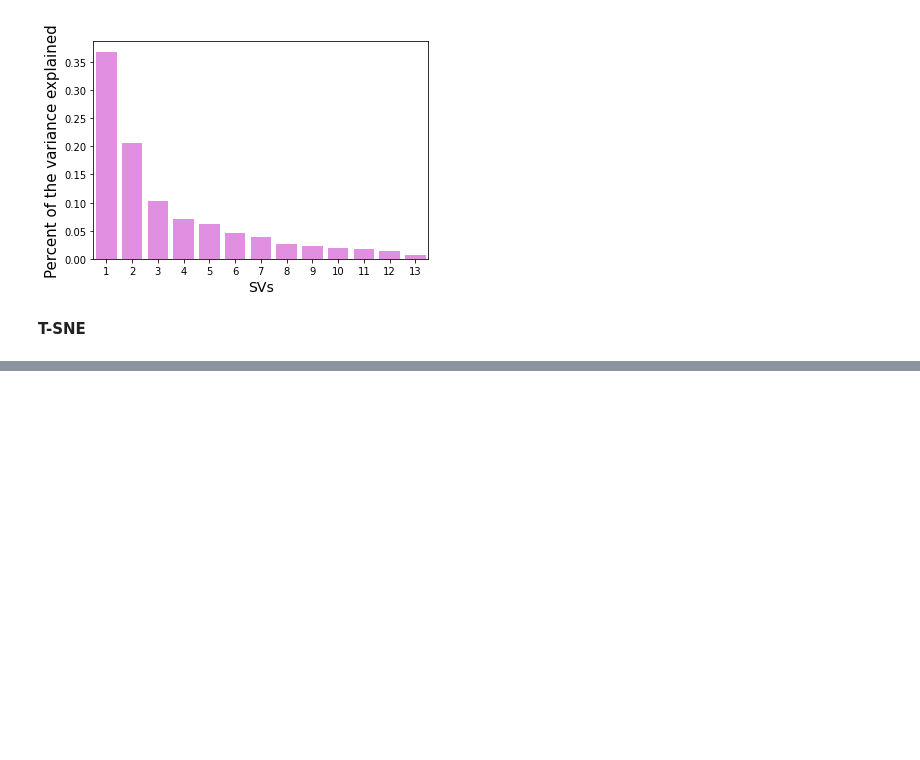
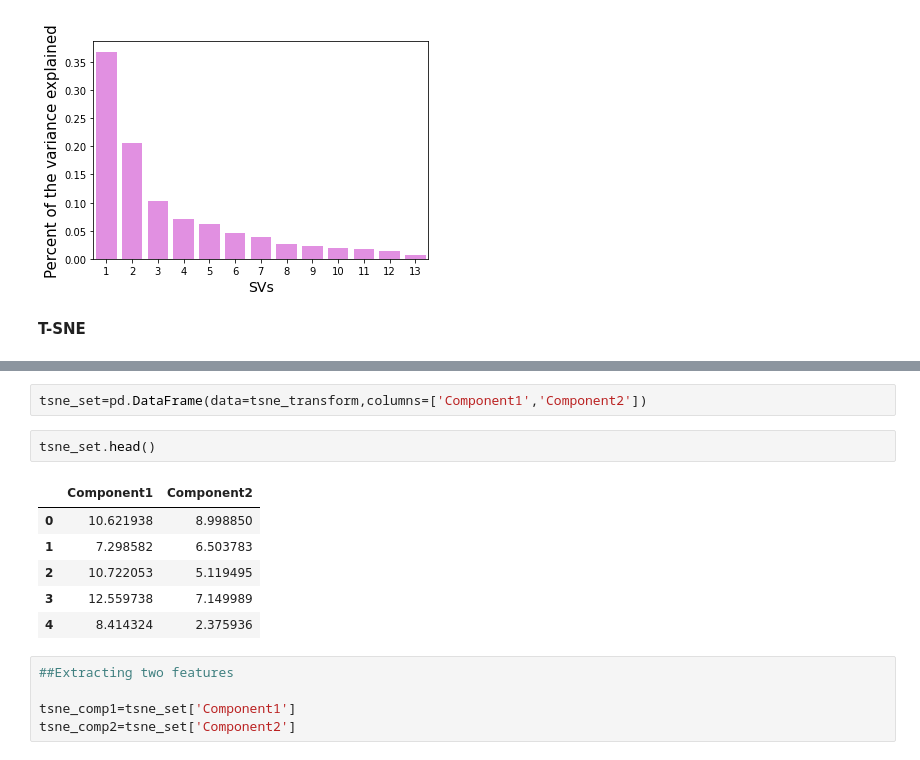
Before and after one commit to jithesh9539/Dimensionality_Reduction_Technique, a Jupyter notebook: PCA_SVD_TSNE_UMAP.ipynb, the cells around one changed output, grey strips where cells are left out. Cells and saved outputs as stored; diff of their text form; blank space fills up the shorter version.

```diff
--- a/PCA_SVD_TSNE_UMAP.ipynb
+++ b/PCA_SVD_TSNE_UMAP.ipynb
@@ -262,0 +282,16 @@ Text(0, 0.5, 'Percent of the variance explained')
+# %%
+tsne_set=pd.DataFrame(data=tsne_transform,columns=['Component1','Component2'])
+# %%
+tsne_set.head()
+# %% [output]
+|  | Component1 | Component2 |
+| 0 | 10.621938 | 8.998850 |
+| 1 | 7.298582 | 6.503783 |
+| 2 | 10.722053 | 5.119495 |
+| 3 | 12.559738 | 7.149989 |
+| 4 | 8.414324 | 2.375936 |
+# %%
+##Extracting two features
+
+tsne_comp1=tsne_set['Component1']
+tsne_comp2=tsne_set['Component2']
```
Also changed, not shown: parts of 8 cells of this notebook.
